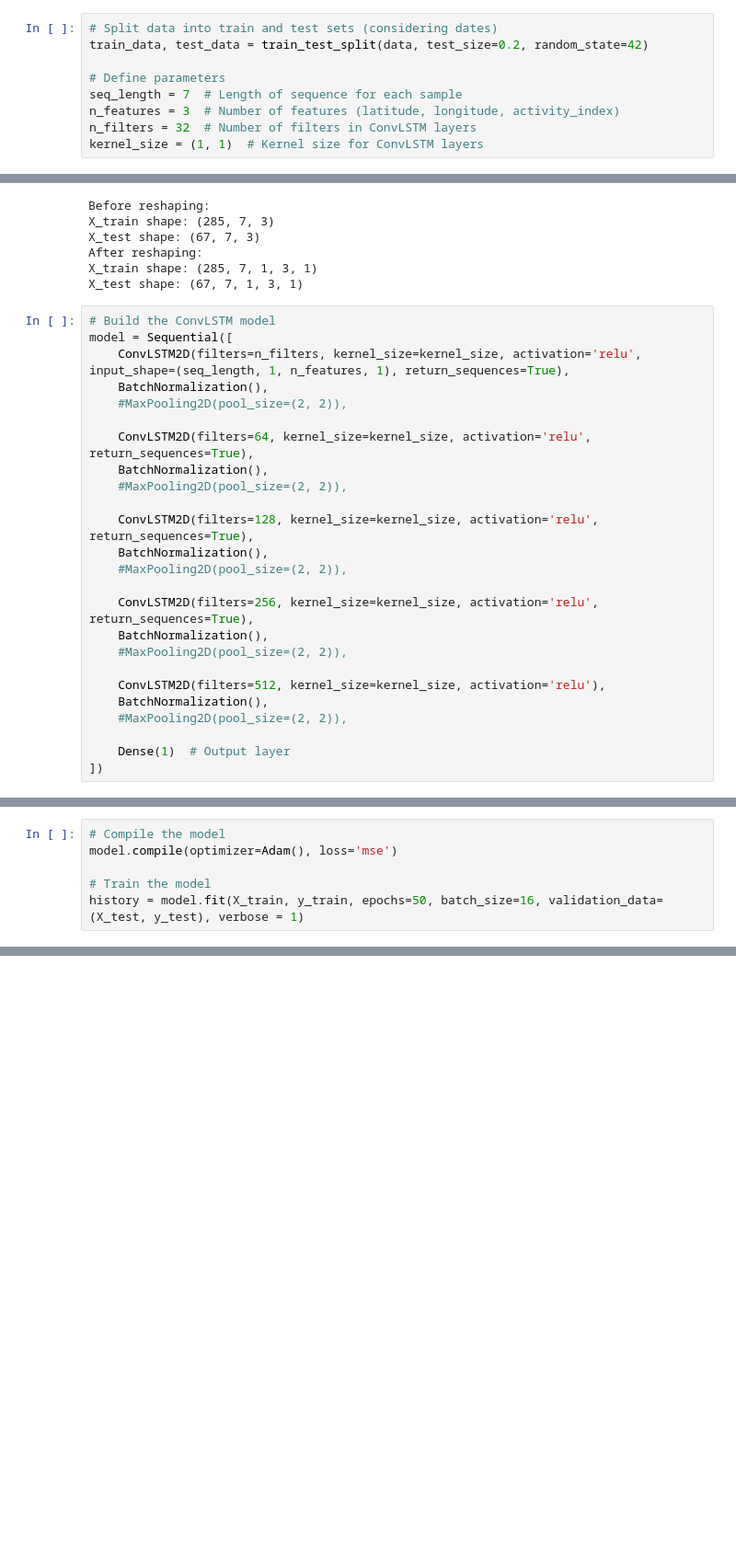
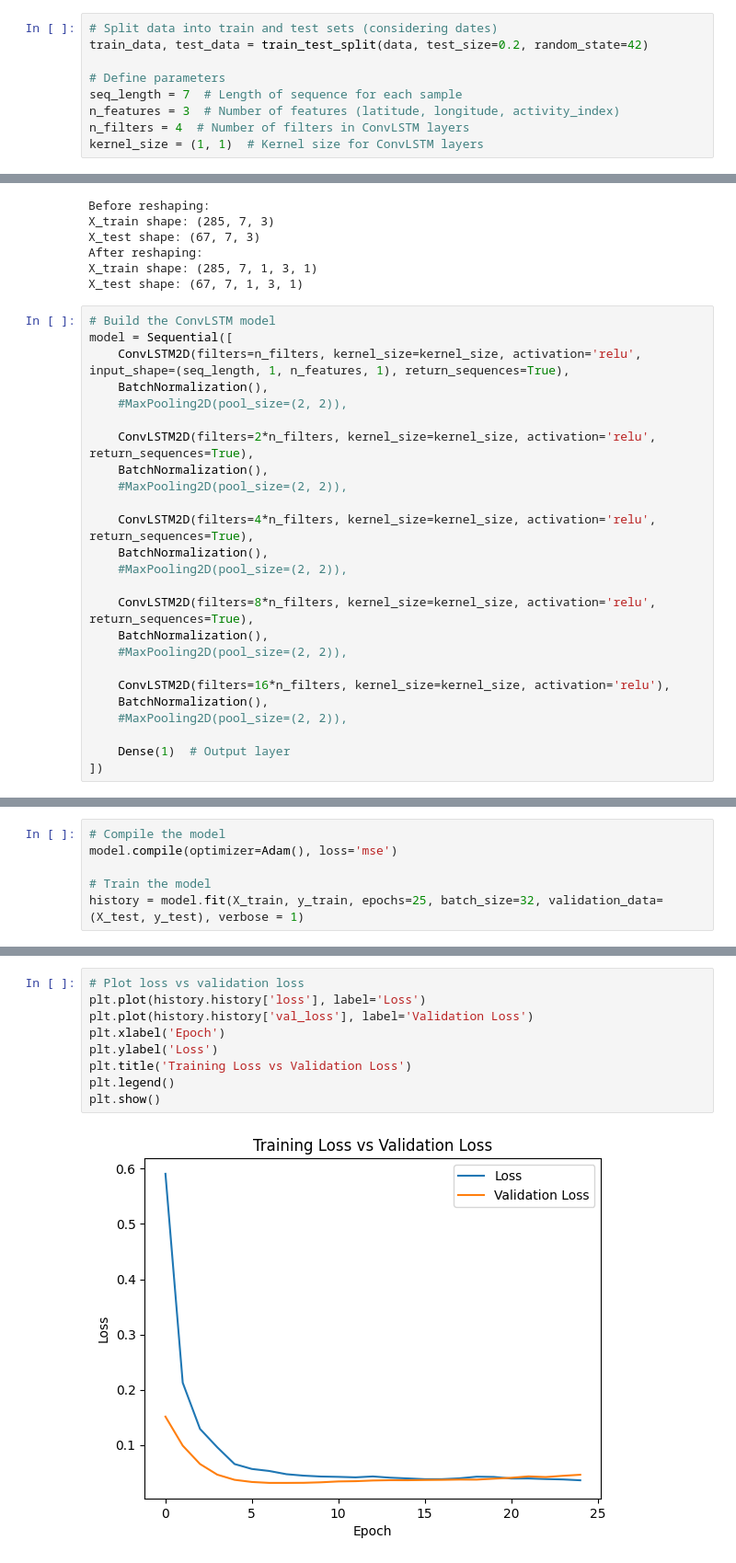
Before and after one commit to janakparajuli/Spatio_Temporal_Analysis, a Jupyter notebook: Spatio_Temporal_Analysis.ipynb, the cells around one changed output, grey strips where cells are left out. Shown at 92% size. Cells and saved outputs as stored; diff of their text form; blank space fills up the shorter version.

Commit message:
Model Evaluation

```diff
--- a/Spatio_Temporal_Analysis.ipynb
+++ b/Spatio_Temporal_Analysis.ipynb
@@ -28,7 +37,7 @@ train_data, test_data = train_test_split(data, test_size=0.2, random_state=42)
 # Define parameters
 seq_length = 7  # Length of sequence for each sample
 n_features = 3  # Number of features (latitude, longitude, activity_index)
-n_filters = 32  # Number of filters in ConvLSTM layers
+n_filters = 4  # Number of filters in ConvLSTM layers
 kernel_size = (1, 1)  # Kernel size for ConvLSTM layers
 # %%
 def prepare_data(data):
@@ -70,19 +79,19 @@ model = Sequential([
     BatchNormalization(),
     #MaxPooling2D(pool_size=(2, 2)),
 
-    ConvLSTM2D(filters=64, kernel_size=kernel_size, activation='relu', return_sequences=True),
+    ConvLSTM2D(filters=2*n_filters, kernel_size=kernel_size, activation='relu', return_sequences=True),
     BatchNormalization(),
     #MaxPooling2D(pool_size=(2, 2)),
 
-    ConvLSTM2D(filters=128, kernel_size=kernel_size, activation='relu', return_sequences=True),
+    ConvLSTM2D(filters=4*n_filters, kernel_size=kernel_size, activation='relu', return_sequences=True),
     BatchNormalization(),
     #MaxPooling2D(pool_size=(2, 2)),
 
-    ConvLSTM2D(filters=256, kernel_size=kernel_size, activation='relu', return_sequences=True),
+    ConvLSTM2D(filters=8*n_filters, kernel_size=kernel_size, activation='relu', return_sequences=True),
     BatchNormalization(),
     #MaxPooling2D(pool_size=(2, 2)),
 
-    ConvLSTM2D(filters=512, kernel_size=kernel_size, activation='relu'),
+    ConvLSTM2D(filters=16*n_filters, kernel_size=kernel_size, activation='relu'),
     BatchNormalization(),
     #MaxPooling2D(pool_size=(2, 2)),
 
@@ -93,5 +122,5 @@ model = Sequential([
 model.compile(optimizer=Adam(), loss='mse')
 
 # Train the model
-history = model.fit(X_train, y_train, epochs=50, batch_size=16, validation_data=(X_test, y_test), verbose = 1)
+history = model.fit(X_train, y_train, epochs=25, batch_size=32, validation_data=(X_test, y_test), verbose = 1)
 # %% [output]
@@ -114,0 +144,11 @@ Epoch 45/50
+# %%
+# Plot loss vs validation loss
+plt.plot(history.history['loss'], label='Loss')
+plt.plot(history.history['val_loss'], label='Validation Loss')
+plt.xlabel('Epoch')
+plt.ylabel('Loss')
+plt.title('Training Loss vs Validation Loss')
+plt.legend()
+plt.show()
+# %% [output]
+[figure, added]
```
Also changed, not shown: parts of 7 cells of this notebook.
